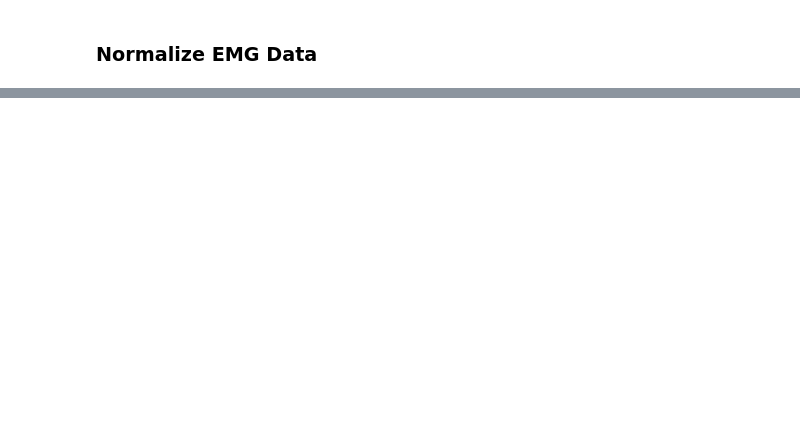
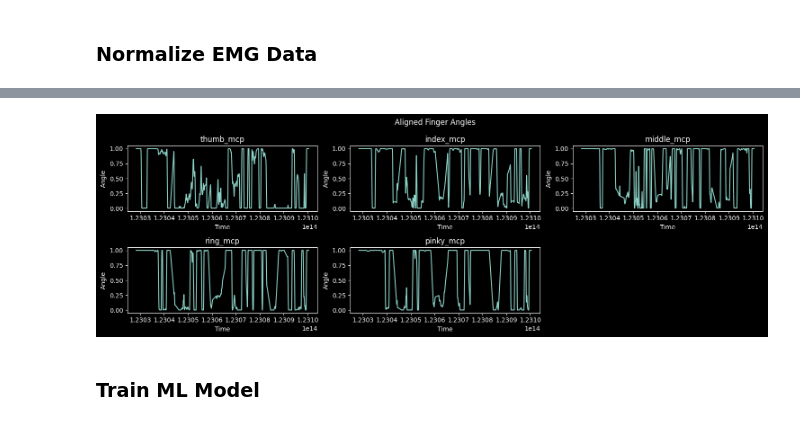
Before and after one commit to SjDuque/EEG-EMG-Hands, a Jupyter notebook: src/FingerEMG.ipynb, the cells around one changed output, grey strips where cells are left out. Cells and saved outputs as stored; diff of their text form; code cells hidden in the pictures; blank space fills up the shorter version.

```diff
--- a/src/FingerEMG.ipynb
+++ b/src/FingerEMG.ipynb
@@ -277,0 +342,19 @@ graph_finger(normalized_session_data[0][1], title="Normalized Finger Angles")
+# %%
+def align_data(session_data, emg_delay=0):
+    extracted_data = []
+    for emg_data, finger_data in session_data:
+        # Shift the EMG data by the delay
+        emg_data = emg_data.shift(periods=emg_delay)
+        # Merge the EMG and finger angle data
+        align_data = pd.merge_asof(emg_data, finger_data, direction="forward", on="timestamp")
+        # Remove rows with NaN values
+        align_data.dropna(inplace=True)
+        # Set the timestamp as the index
+        align_data.set_index("timestamp", inplace=True)
+        extracted_data.append(align_data)
+
+    return extracted_data
+
+aligned_session_data = align_data(smoothed_session_data, emg_delay=0)  # Example delay of 50 ms
+emg_channels = aligned_session_data[0].columns[:-5]
+finger_channels = aligned_session_data[0].columns[-5:]
@@ -277,0 +376,7 @@ graph_finger(normalized_session_data[0][1], title="Normalized Finger Angles")
+# %%
+# graph_emg(aligned_session_data[0][emg_channels[0:7]], title="Aligned EMG")
+graph_finger(aligned_session_data[0][finger_channels], title="Aligned Finger Angles")
+# %% [output]
+[figure, added]
+# %% [markdown]
+### Train ML Model
```
Also changed, not shown: parts of 13 cells of this notebook.
